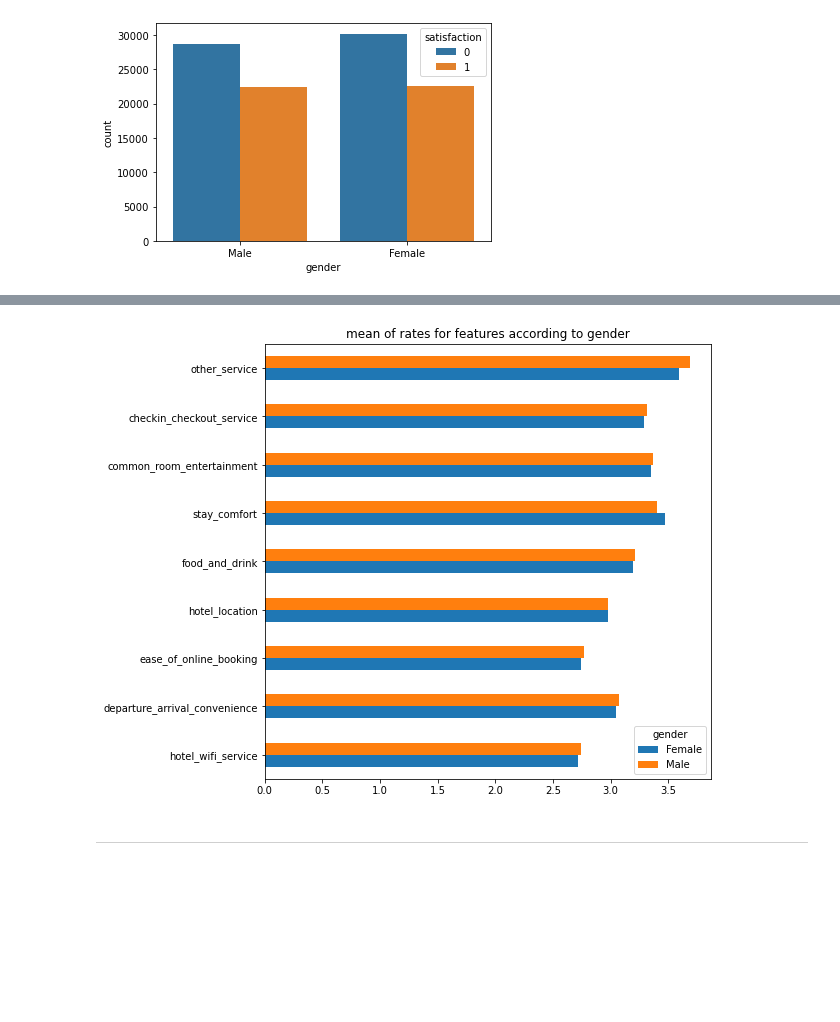
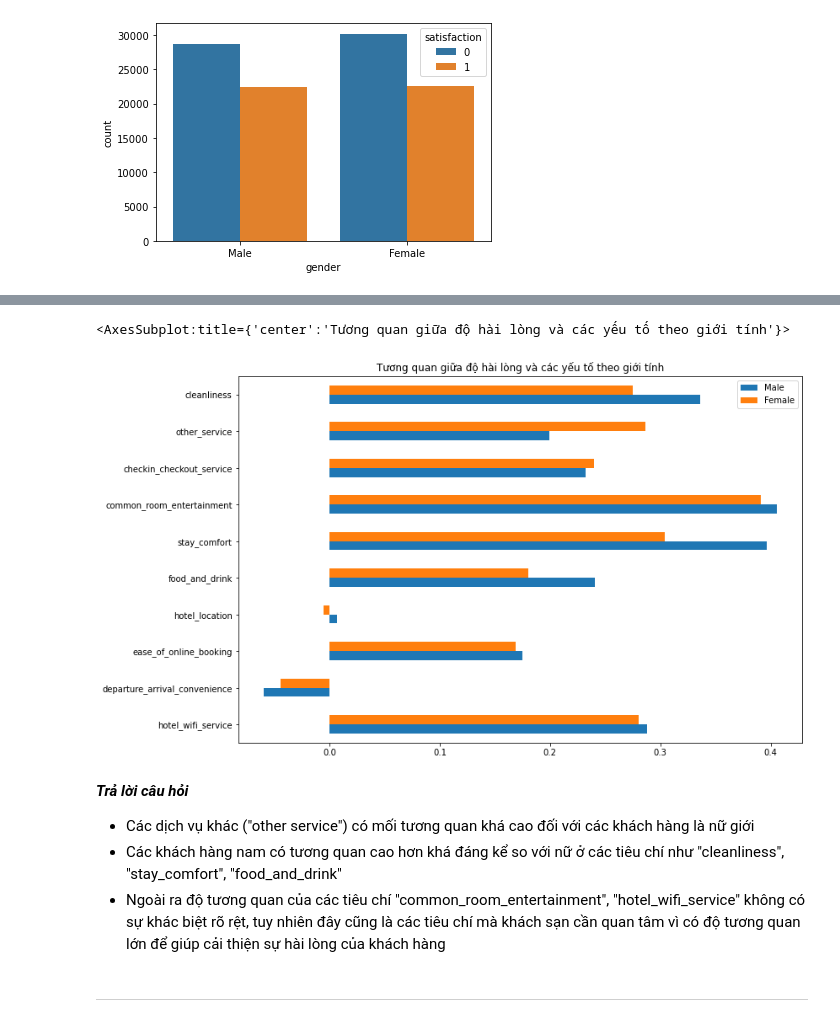
Before and after one commit to SyThuan1803/Data_Science_Proramming_FinalProject, a Jupyter notebook: final_project.ipynb, the cells around one changed output, grey strips where cells are left out. Cells and saved outputs as stored; diff of their text form; code cells hidden in the pictures; blank space fills up the shorter version.

```diff
--- a/final_project.ipynb
+++ b/final_project.ipynb
@@ -507,8 +494,23 @@ group_data
-# %%
-group_data.plot.barh(figsize=(8,8), title = 'mean of rates for features according to gender')
-plt.show()
-# %% [output]
-[figure, removed]
+# %%
+male_ratings_df = ehs_df[ehs_df['gender'] == 'Male']
+s1 = male_ratings_df.corr()['satisfaction'][2:-1].rename('Male')
+
+female_ratings_df = ehs_df[ehs_df['gender'] == 'Female']
+s2 = female_ratings_df.corr()['satisfaction'][2:-1].rename('Female')
+
+gender_corr = pd.concat([s1, s2], axis=1)
+gender_corr.plot.barh(
+    figsize=(12,8),
+    title = 'Tương quan giữa độ hài lòng và các yếu tố theo giới tính'
+)
+# %% [output]
+<AxesSubplot:title={'center':'Tương quan giữa độ hài lòng và các yếu tố theo giới tính'}>
+[figure, added]
+# %% [markdown]
+***Trả lời câu hỏi***
+- Các dịch vụ khác ("other service") có mối tương quan khá cao đối với các khách hàng là nữ giới
+- Các khách hàng nam có tương quan cao hơn khá đáng kể so với nữ ở các tiêu chí như "cleanliness", "stay_comfort", "food_and_drink"
+- Ngoài ra độ tương quan của các tiêu chí "common_room_entertainment", "hotel_wifi_service" không có sự khác biệt rõ rệt, tuy nhiên đây cũng là các tiêu chí mà khách sạn cần quan tâm vì có độ tương quan lớn để giúp cải thiện sự hài lòng của khách hàng
 # %% [markdown]
 ---
 # %% [markdown]
```
Also changed, not shown: parts of 24 cells of this notebook.
